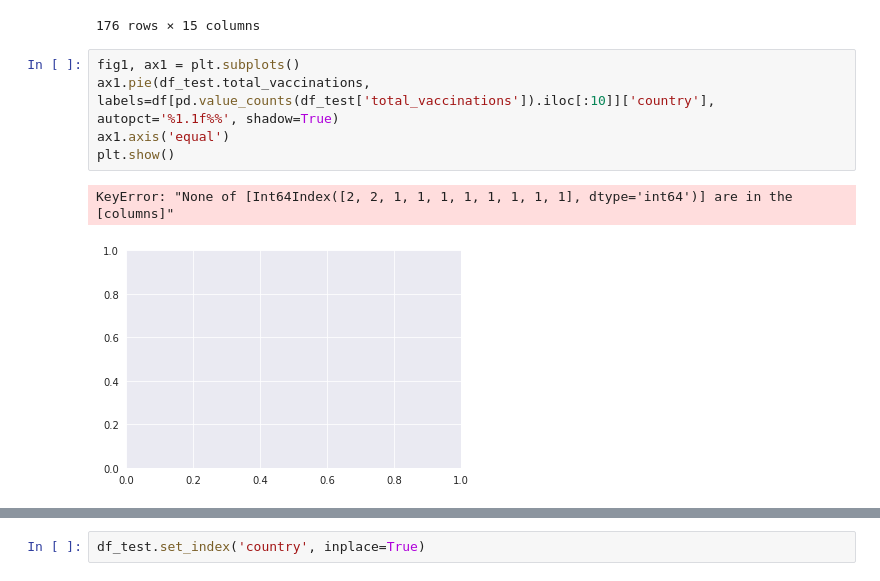
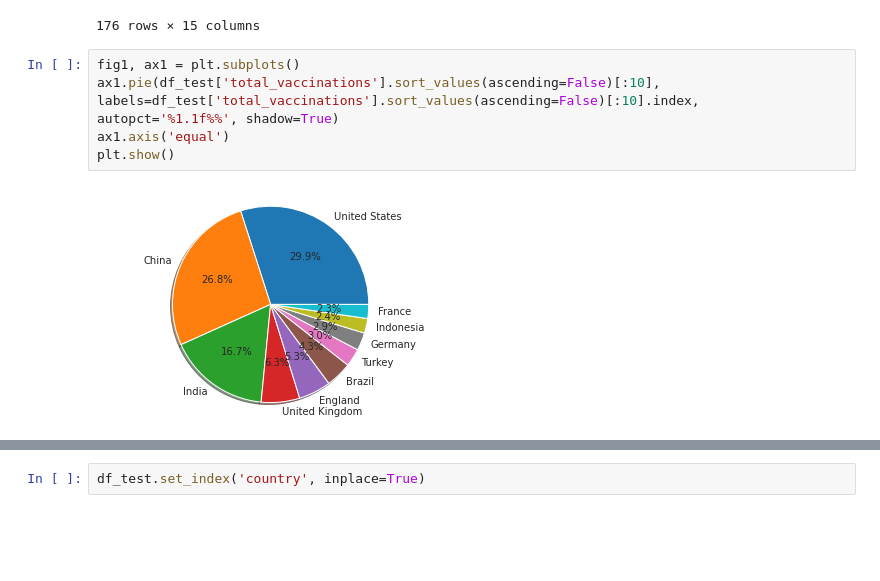
Before and after one commit to Hrishikesh-coder/Data_science_projects, a Jupyter notebook: vaccine/Untitled.ipynb, the cells around one changed output, grey strips where cells are left out. Drawn from its saved outputs; the diff is of its cells as text; blank space fills up the shorter version.

```diff
--- a/vaccine/Untitled.ipynb
+++ b/vaccine/Untitled.ipynb
@@ -97,10 +97,9 @@ df_test
 176 rows × 15 columns
 # %%
 fig1, ax1 = plt.subplots()
-ax1.pie(df_test.total_vaccinations, labels=df[pd.value_counts(df_test['total_vaccinations']).iloc[:10]]['country'], autopct='%1.1f%%', shadow=True)
+ax1.pie(df_test['total_vaccinations'].sort_values(ascending=False)[:10], labels=df_test['total_vaccinations'].sort_values(ascending=False)[:10].index, autopct='%1.1f%%', shadow=True)
 ax1.axis('equal')
 plt.show()
 # %% [output]
-KeyError: "None of [Int64Index([2, 2, 1, 1, 1, 1, 1, 1, 1, 1], dtype='int64')] are in the [columns]"
-[figure, old version]
+[figure, new version]
 # %%
```
Also changed, not shown: parts of 1 cell of this notebook.
